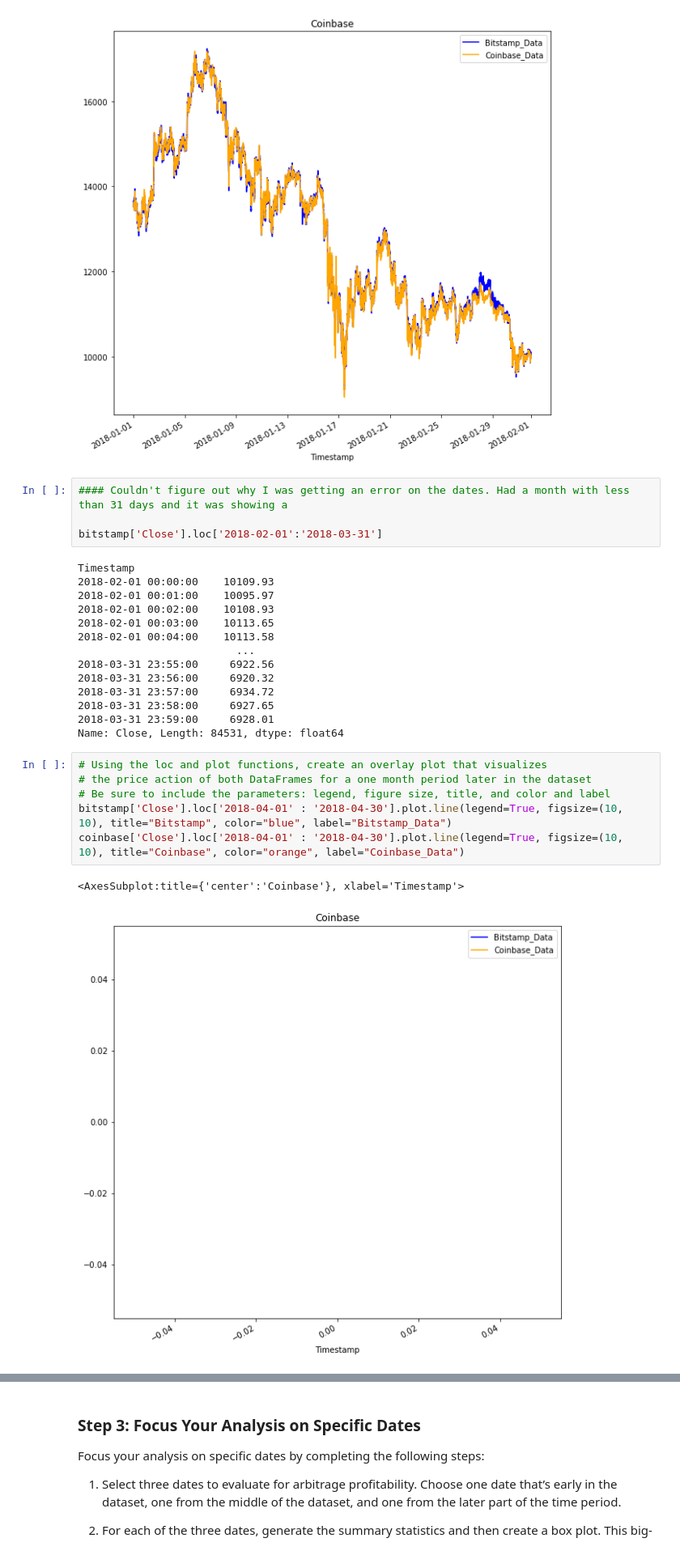
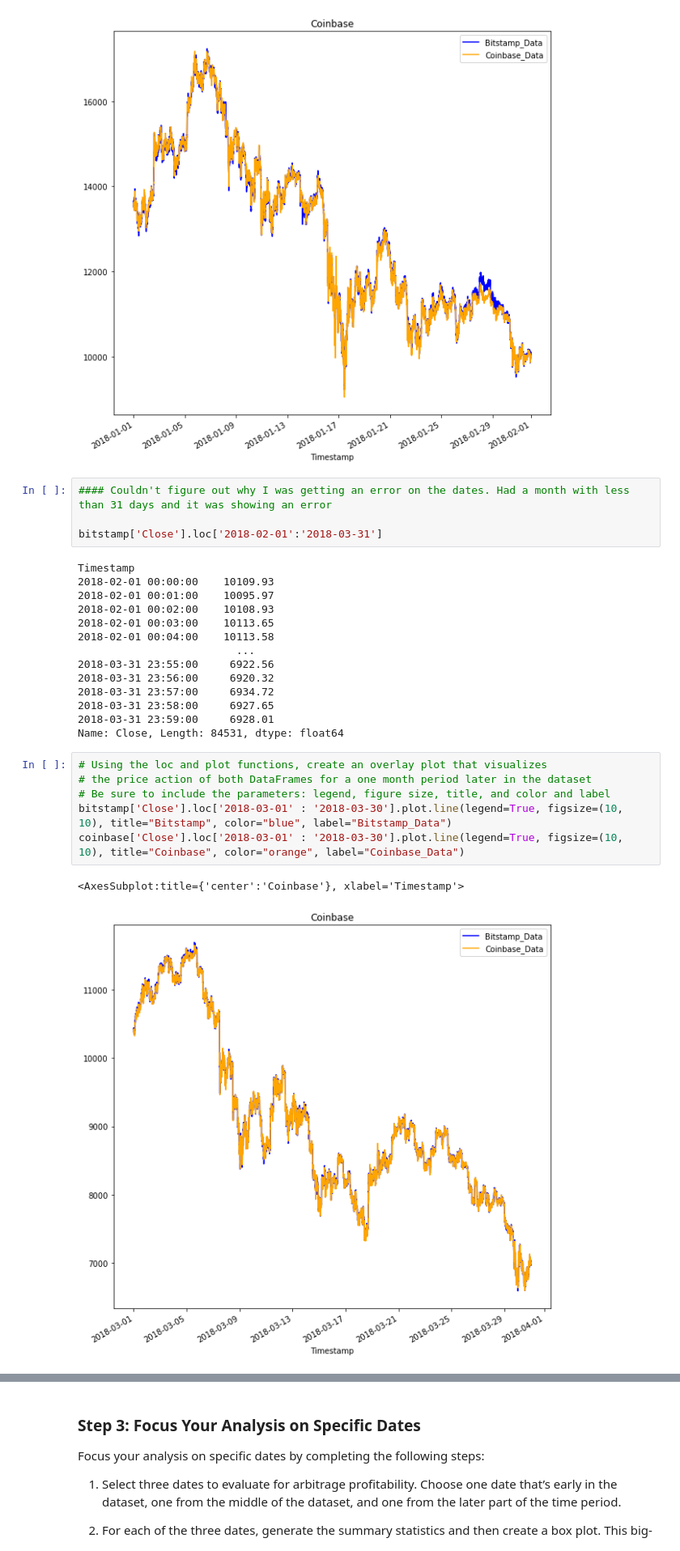
Before and after one commit to KCorstor/BTC_Arbitrage, a Jupyter notebook: crypto_arbitrage.ipynb, the cells around one changed output, grey strips where cells are left out. Shown: that part at 81% size. Cells and saved outputs as stored; diff of their text form.

```diff
--- a/crypto_arbitrage.ipynb
+++ b/crypto_arbitrage.ipynb
@@ -310,7 +310,7 @@ coinbase['Close'].loc['2018-01-01' : '2018-01-31'].plot.line(legend=True, figsiz
 <AxesSubplot:title={'center':'Coinbase'}, xlabel='Timestamp'>
 [figure]
 # %%
-#### Couldn't figure out why I was getting an error on the dates. Had a month with less than 31 days and it was showing a
+#### Couldn't figure out why I was getting an error on the dates. Had a month with less than 31 days and it was showing an error
 
 bitstamp['Close'].loc['2018-02-01':'2018-03-31']
 # %% [output]
@@ -330,12 +330,12 @@ Name: Close, Length: 84531, dtype: float64
 # %%
 # Using the loc and plot functions, create an overlay plot that visualizes
 # the price action of both DataFrames for a one month period later in the dataset
 # Be sure to include the parameters: legend, figure size, title, and color and label
-bitstamp['Close'].loc['2018-04-01' : '2018-04-30'].plot.line(legend=True, figsize=(10, 10), title="Bitstamp", color="blue", label="Bitstamp_Data")
-coinbase['Close'].loc['2018-04-01' : '2018-04-30'].plot.line(legend=True, figsize=(10, 10), title="Coinbase", color="orange", label="Coinbase_Data")
+bitstamp['Close'].loc['2018-03-01' : '2018-03-30'].plot.line(legend=True, figsize=(10, 10), title="Bitstamp", color="blue", label="Bitstamp_Data")
+coinbase['Close'].loc['2018-03-01' : '2018-03-30'].plot.line(legend=True, figsize=(10, 10), title="Coinbase", color="orange", label="Coinbase_Data")
 # %% [output]
 <AxesSubplot:title={'center':'Coinbase'}, xlabel='Timestamp'>
-[figure, old version]
+[figure, new version]
 # %% [markdown]
 **Question** Based on the visualizations of the different time periods, has the degree of spread change as time progressed?
 
```
Also changed, not shown: parts of 17 cells of this notebook, 1 other file.
